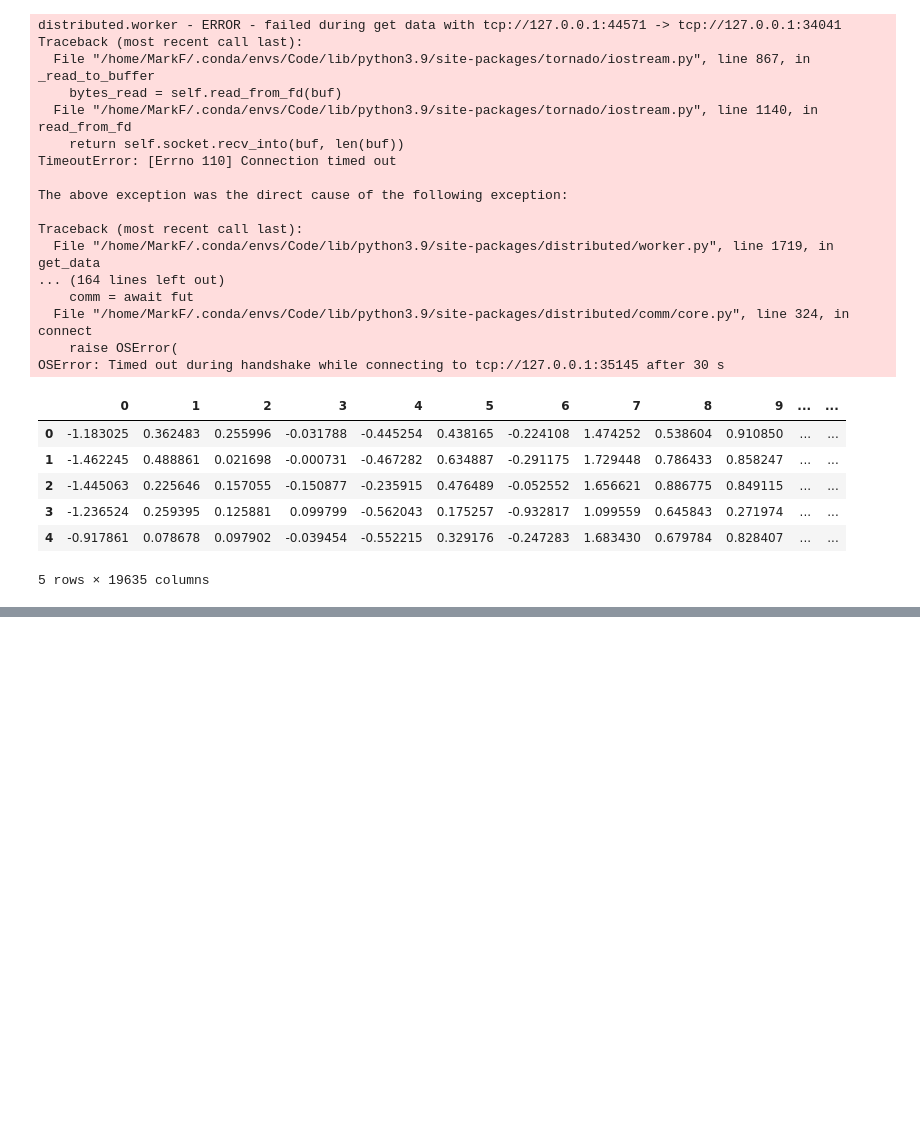
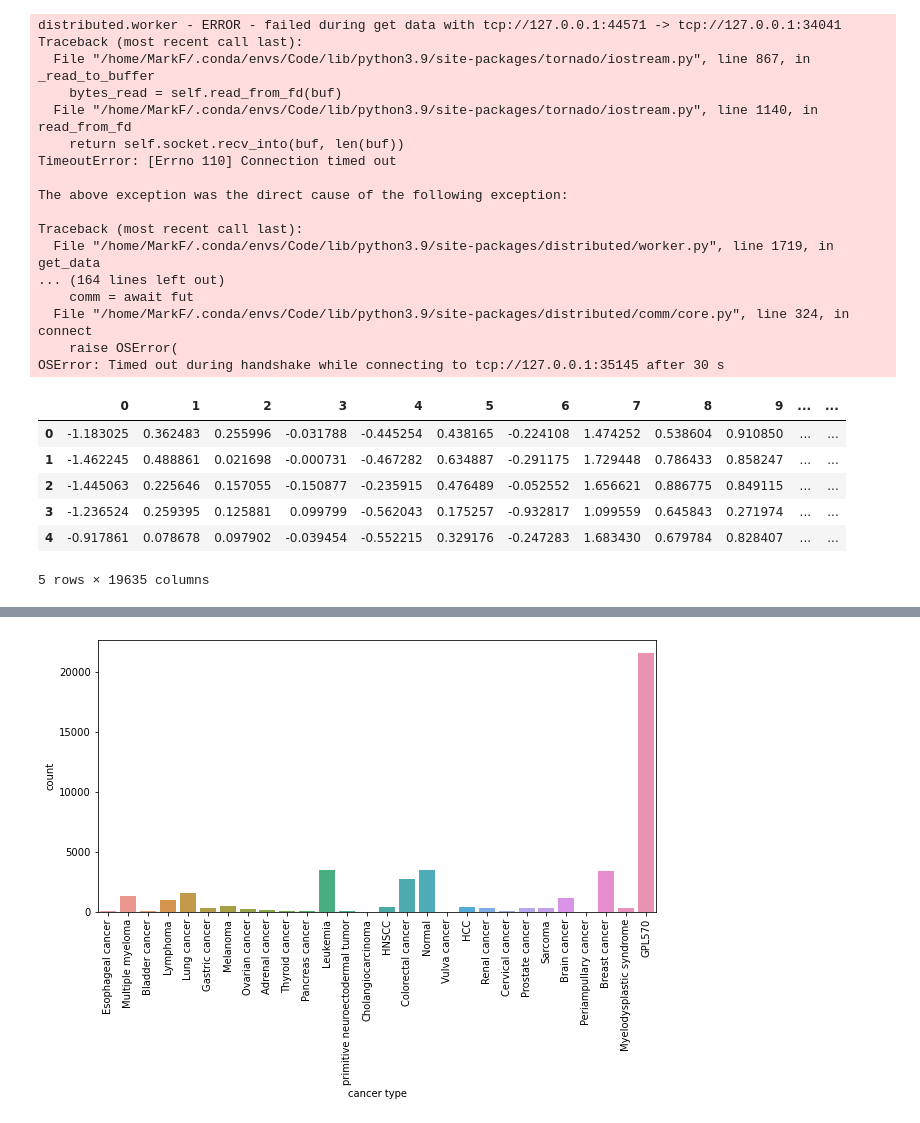
Before and after one commit to MarkF-hanze/ICA, a Jupyter notebook: Untitled2.ipynb, the cells around one changed output, grey strips where cells are left out. Drawn from its saved outputs; the diff is of its cells as text; code cells hidden in the pictures; blank space fills up the shorter version.

```diff
--- a/Untitled2.ipynb
+++ b/Untitled2.ipynb
@@ -75,0 +86,8 @@ OSError: Timed out trying to connect to tcp://127.0.0.1:33157 after 30 s
+# %%
+import os
+import pandas as pd
+lengths = {}
+for entry in os.scandir('/home/MarkF/DivideConquer/Results/Cancer_Types_Norm'):
+    if 'AllCancer' not in entry.path and 'GPL570_norm' not in entry.path:
+        df = dd.read_csv(entry.path)
+        lengths[entry.path.split('Type_')[1].replace('.csv', '')] = len(df)
@@ -75,0 +112,13 @@ OSError: Timed out trying to connect to tcp://127.0.0.1:33157 after 30 s
+# %%
+lengths['GPL570'] = 21592
+plot_df = pd.DataFrame.from_dict(lengths, orient='index').reset_index()
+plot_df.columns = ['cancer type', 'count']
+# %%
+import matplotlib.pyplot as plt
+import seaborn as sns
+plt.figure(figsize=(10, 5))
+sns.barplot(data=plot_df, x='cancer type', y='count')
+plt.xticks(rotation=90)
+plt.show()
+# %% [output]
+[figure, added]
```
Also changed, not shown: parts of 8 cells of this notebook, 11 other files.
